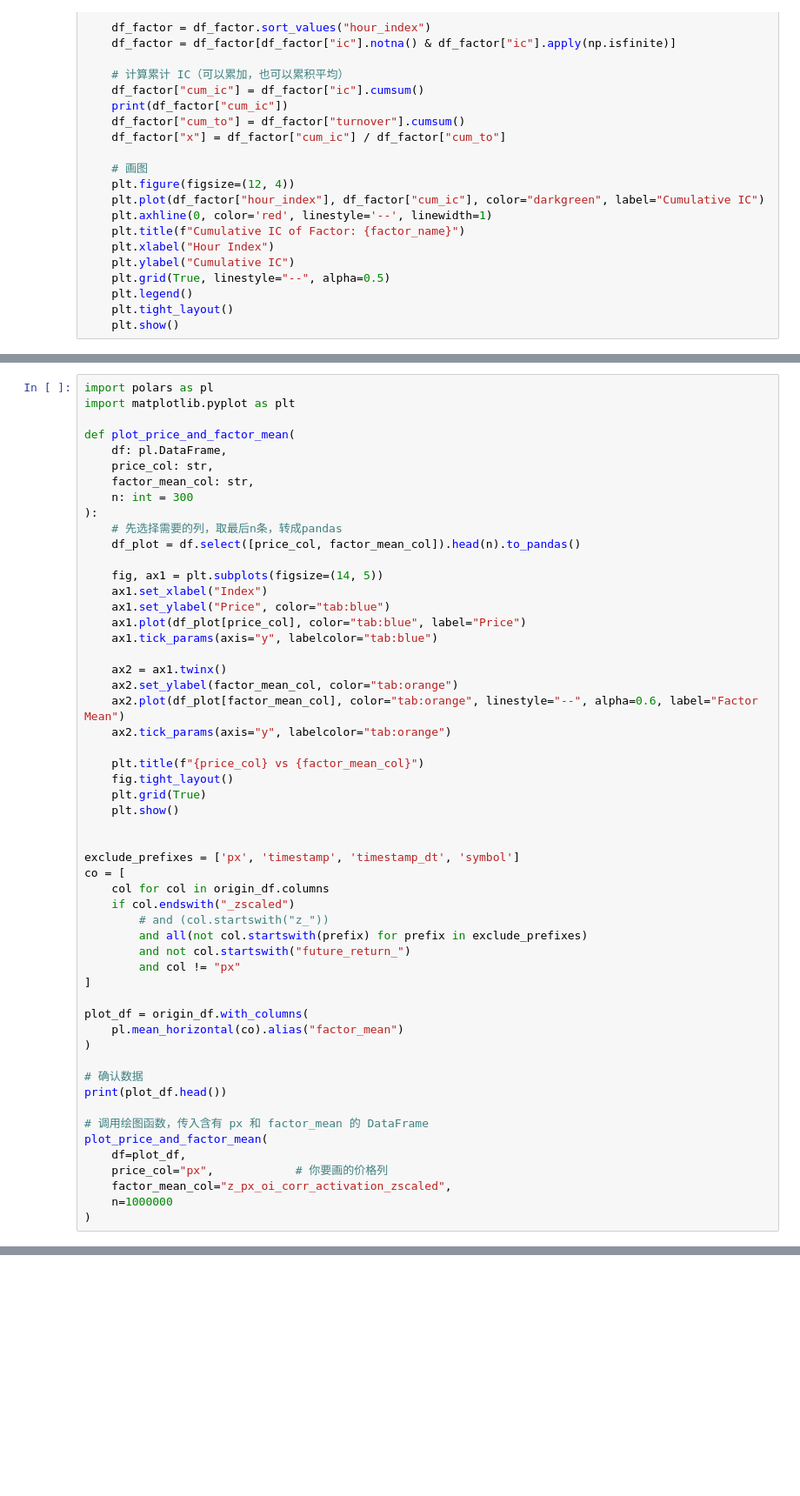
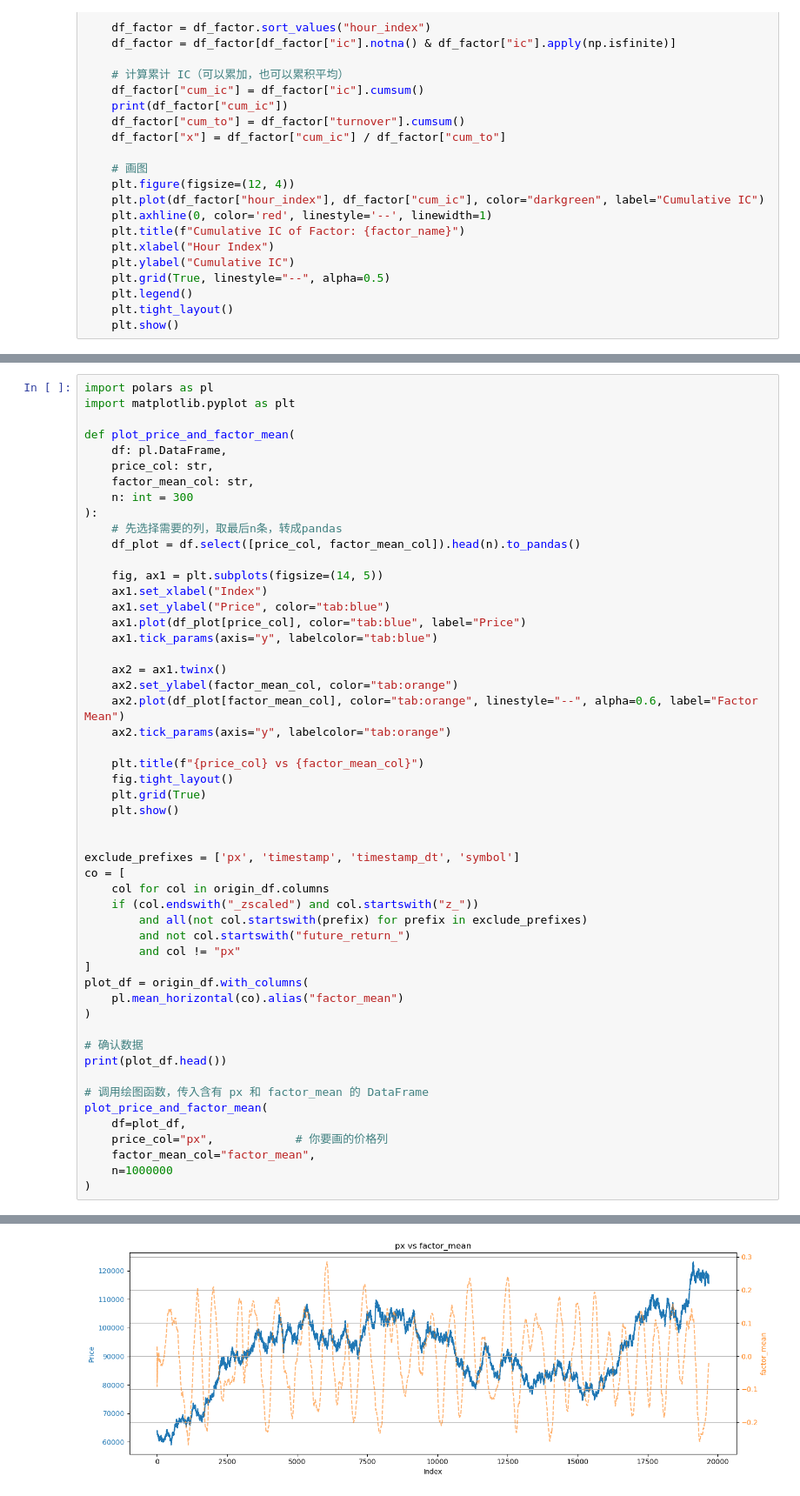
Before and after one commit to Lqz13Th/extrema_lab, a Jupyter notebook: feature_eng/feat_rnd_lab/feat_check.ipynb, the cells around one changed output, grey strips where cells are left out. Shown: that part at 87% size. Cells and saved outputs as stored; diff of their text form; blank space fills up the shorter version.

```diff
--- a/feature_eng/feat_rnd_lab/feat_check.ipynb
+++ b/feature_eng/feat_rnd_lab/feat_check.ipynb
@@ -554,13 +553,11 @@ def plot_price_and_factor_mean(
 exclude_prefixes = ['px', 'timestamp', 'timestamp_dt', 'symbol']
 co = [
     col for col in origin_df.columns
-    if col.endswith("_zscaled")
-        # and (col.startswith("z_"))
+    if (col.endswith("_zscaled") and col.startswith("z_"))
         and all(not col.startswith(prefix) for prefix in exclude_prefixes)
         and not col.startswith("future_return_")
         and col != "px"
 ]
-
 plot_df = origin_df.with_columns(
     pl.mean_horizontal(co).alias("factor_mean")
 )
@@ -572,6 +569,7 @@ print(plot_df.head())
 plot_price_and_factor_mean(
     df=plot_df,
     price_col="px",            # 你要画的价格列
-    factor_mean_col="z_px_oi_corr_activation_zscaled",
+    factor_mean_col="factor_mean",
     n=1000000
 )
+# %% [output]
@@ -578,3 +588,4 @@ plot_price_and_factor_mean(
+[figure, added]
 # %%
 import pandas as pd
 import matplotlib.pyplot as plt
```
Also changed, not shown: parts of 20 cells of this notebook, 9 other files.
